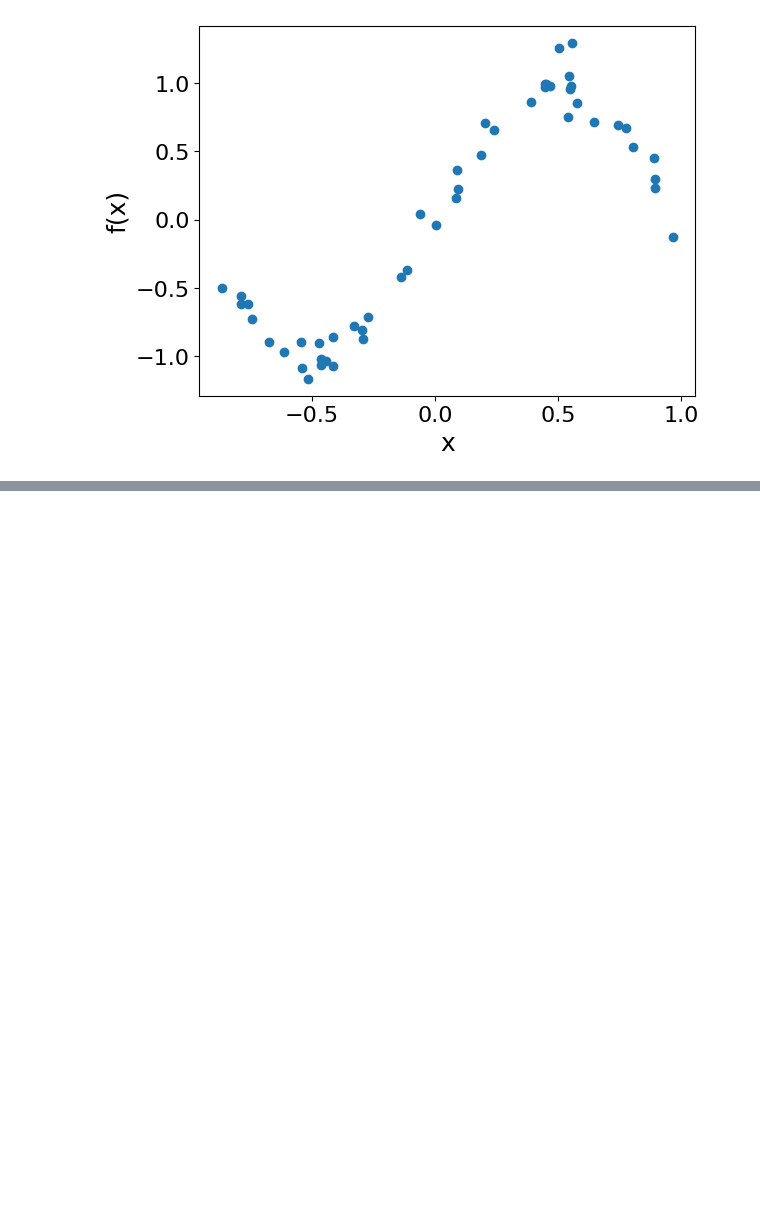
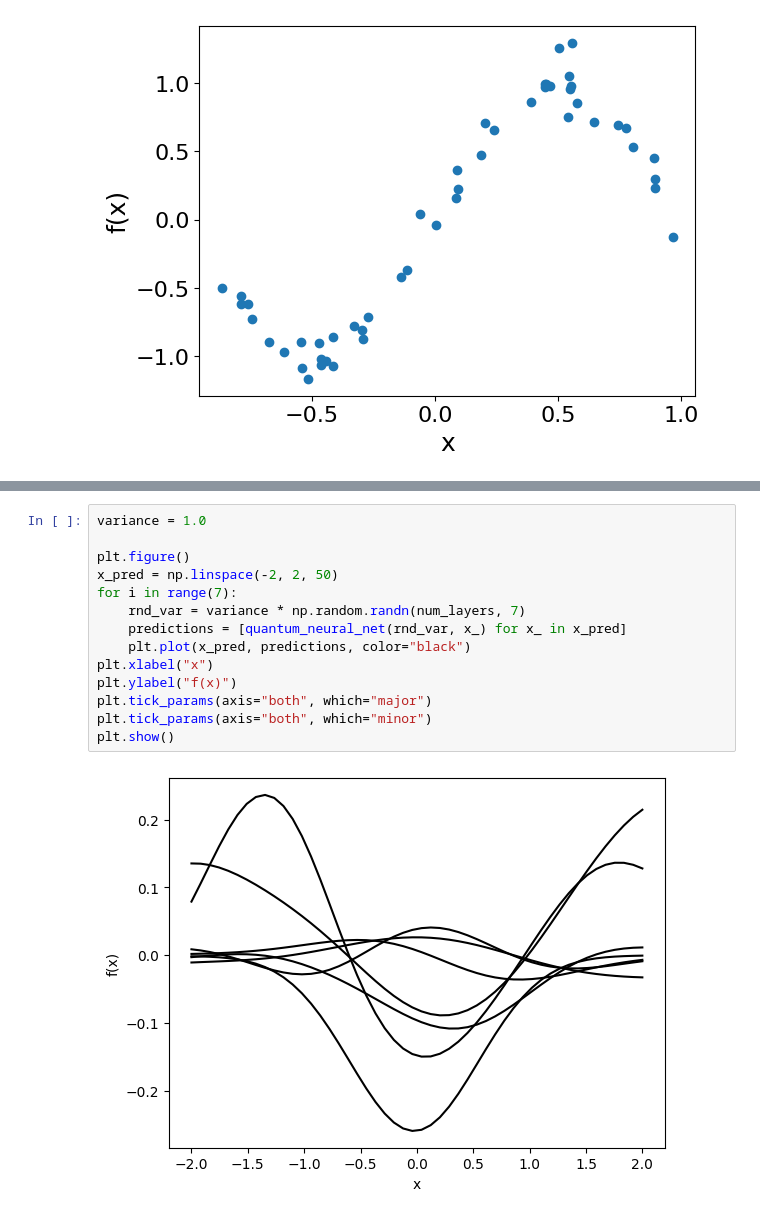
Before and after one commit to ethanator/quantum-lab, a Jupyter notebook: pennylane/function_fitting.ipynb, the cells around one changed output, grey strips where cells are left out. Drawn from its saved outputs; the diff is of its cells as text; blank space fills up the shorter version.

```diff
--- a/pennylane/function_fitting.ipynb
+++ b/pennylane/function_fitting.ipynb
@@ -91,0 +146,16 @@ plt.show()
+# %%
+variance = 1.0
+
+plt.figure()
+x_pred = np.linspace(-2, 2, 50)
+for i in range(7):
+    rnd_var = variance * np.random.randn(num_layers, 7)
+    predictions = [quantum_neural_net(rnd_var, x_) for x_ in x_pred]
+    plt.plot(x_pred, predictions, color="black")
+plt.xlabel("x")
+plt.ylabel("f(x)")
+plt.tick_params(axis="both", which="major")
+plt.tick_params(axis="both", which="minor")
+plt.show()
+# %% [output]
+[figure, added]
```
Also changed, not shown: parts of 5 cells of this notebook, 1 other file.
